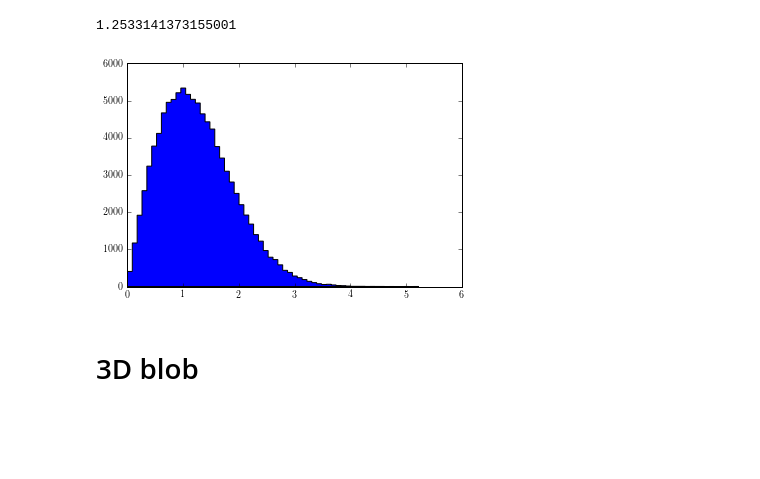
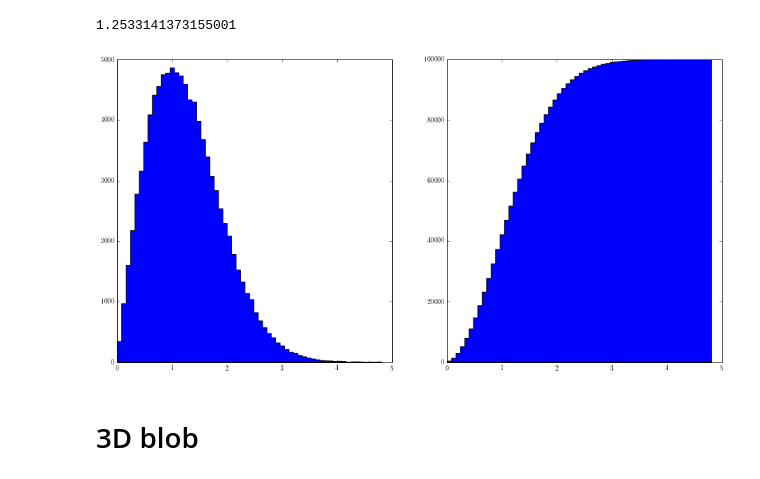
Before and after one commit to colettace/DataAnalyses, a Jupyter notebook: statistics/StandardDeviationExplanation.ipynb, the cells around one changed output. Saved outputs shown, nothing was run; the diff lists cells and outputs as text; code cells hidden in the pictures; blank space fills up the shorter version.

```diff
--- a/statistics/StandardDeviationExplanation.ipynb
+++ b/statistics/StandardDeviationExplanation.ipynb
@@ -93,10 +93,14 @@ blob_dists.mean() / sqrt( pi) * sqrt(2)
 sqrt( pi) / sqrt(2)
 # %% [output]
 1.2533141373155001
-# %%
-out = plt.hist( blob_dists, 60,  histtype='stepfilled')
-# %% [output]
-[figure, removed]
+# %%
+fig = plt.figure( figsize=(16,8) )
+ax1 = plt.subplot2grid((1,2), (0,0))
+out = ax1.hist( blob_dists, 60,  histtype='stepfilled')
+ax2 = plt.subplot2grid((1,2), (0,1))
+out = ax2.hist( blob_dists, 60,  histtype='stepfilled', cumulative=True)
+# %% [output]
+[figure, added]
 # %% [markdown]
 # 3D blob
 # %%
```
Also changed, not shown: parts of 8 cells of this notebook, 1 other file.
